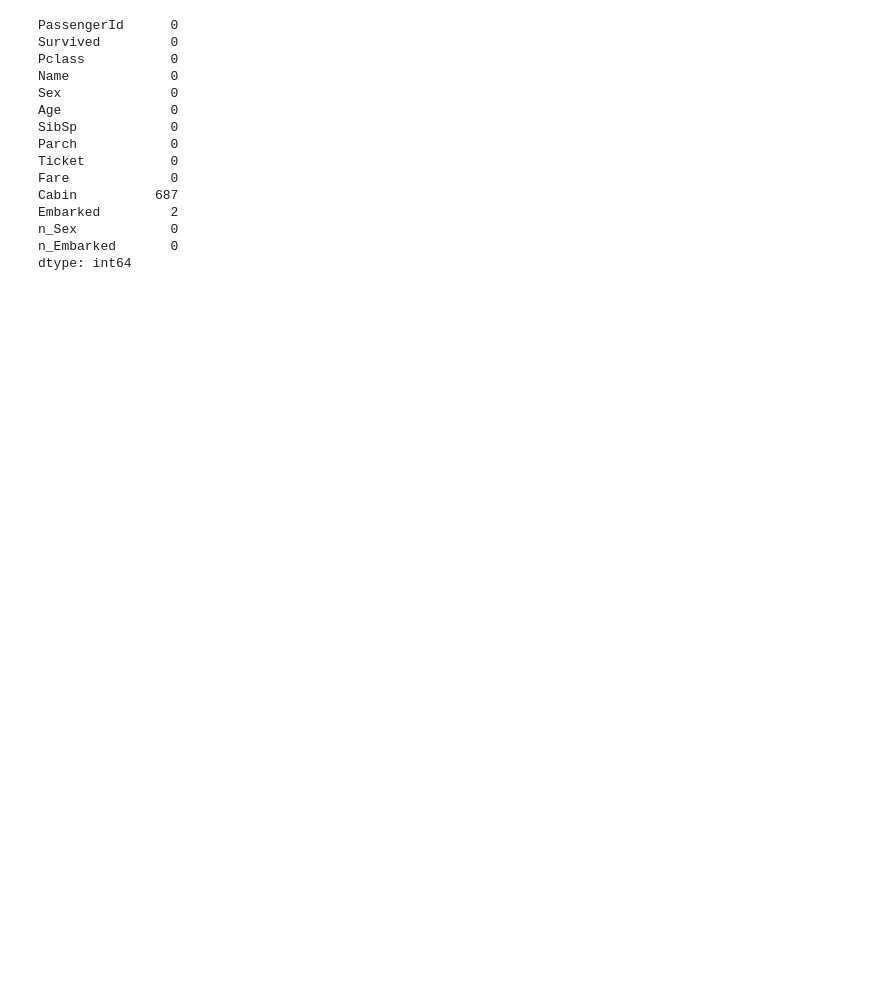
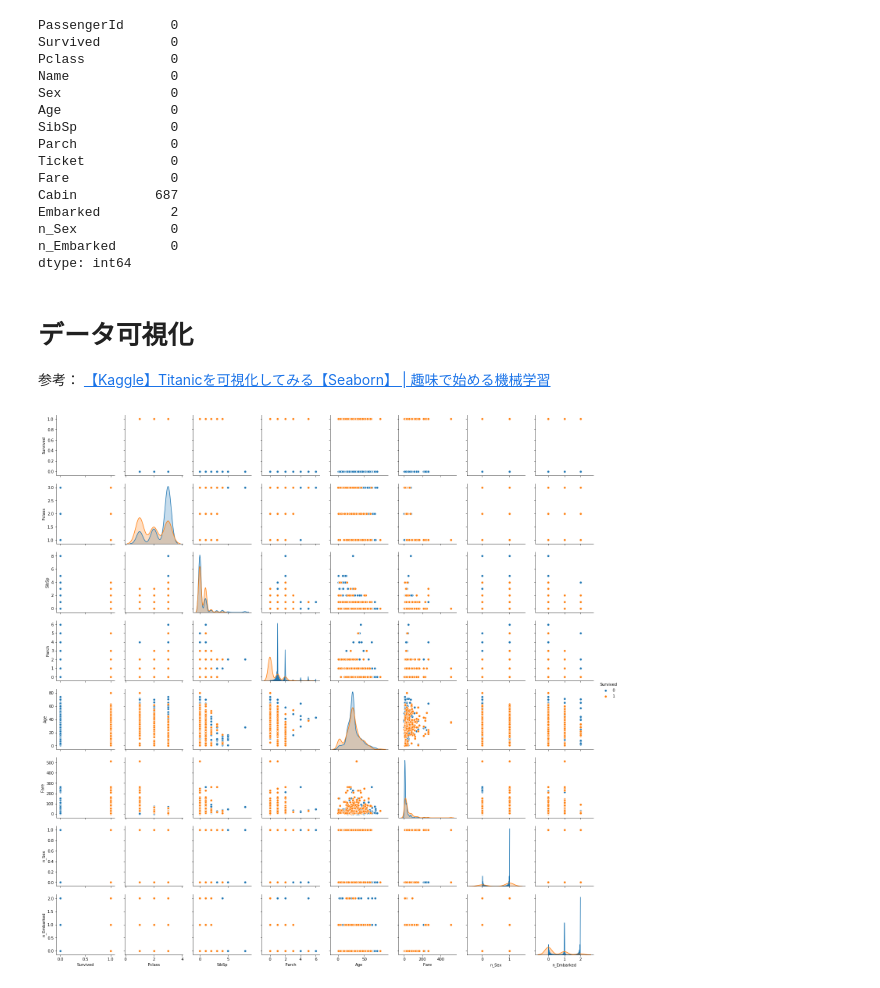
Before and after one commit to sKawashima/myKaggle, a Jupyter notebook: notebook/titanic.ipynb, the cells around one changed output. Drawn from its saved outputs; the diff is of its cells as text; code cells hidden in the pictures; blank space fills up the shorter version.

Commit message:
:chart_with_upwards_trend: Add data visualization

```diff
--- a/notebook/titanic.ipynb
+++ b/notebook/titanic.ipynb
@@ -136,3 +142,12 @@ Embarked         2
 n_Sex            0
 n_Embarked       0
 dtype: int64
+# %% [markdown]
+# データ可視化
+
+参考： [【Kaggle】Titanicを可視化してみる【Seaborn】 | 趣味で始める機械学習](https://ct-innovation01.xyz/DL-Freetime/kaggle-003/)
+# %%
+sns.pairplot(df_train[['Survived', 'Pclass', 'SibSp', 'Parch', 'Age', 'Fare', 'n_Sex', 'n_Embarked']], hue='Survived')
+plt.show()
+# %% [output]
+[figure, added]
```
Also changed, not shown: parts of 1 cell of this notebook.
